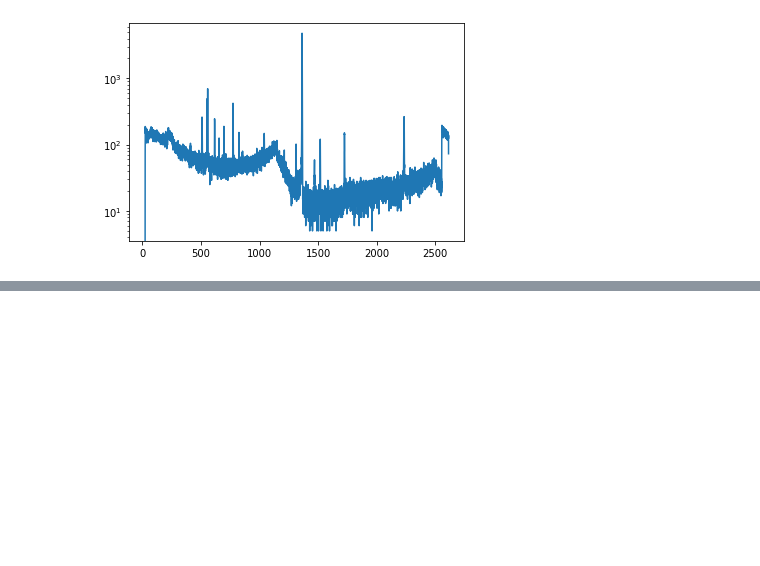
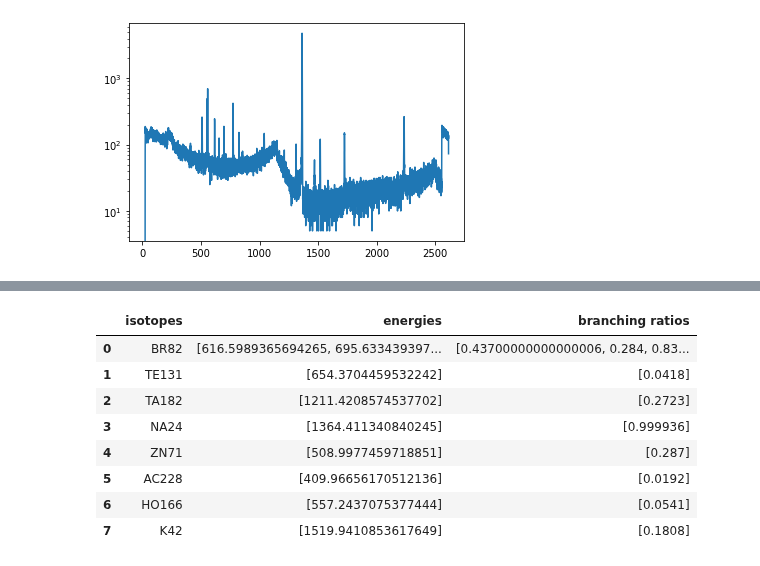
Before and after one commit to bearing/radwatch-analysis, a Jupyter notebook: examples/Becquerel-basics.ipynb, the cells around one changed output, grey strips where cells are left out. Saved outputs shown, nothing was run; the diff lists cells and outputs as text; code cells hidden in the pictures; blank space fills up the shorter version.

```diff
--- a/examples/Becquerel-basics.ipynb
+++ b/examples/Becquerel-basics.ipynb
@@ -100,0 +127,12 @@ Verified Isotopes, [['ZN71'], ['HO166'], ['BR82'], ['TE131'], ['BR82'], ['BR82']
+# %%
+df_3hr
+# %% [output]
+|  | isotopes | energies | branching ratios |
+| 0 | BR82 | [616.5989365694265, 695.633439397... | [0.43700000000000006, 0.284, 0.83... |
+| 1 | TE131 | [654.3704459532242] | [0.0418] |
+| 2 | TA182 | [1211.4208574537702] | [0.2723] |
+| 3 | NA24 | [1364.411340840245] | [0.999936] |
+| 4 | ZN71 | [508.9977459718851] | [0.287] |
+| 5 | AC228 | [409.96656170512136] | [0.0192] |
+| 6 | HO166 | [557.2437075377444] | [0.0541] |
+| 7 | K42 | [1519.9410853617649] | [0.1808] |
```
Also changed, not shown: parts of 23 cells of this notebook.
